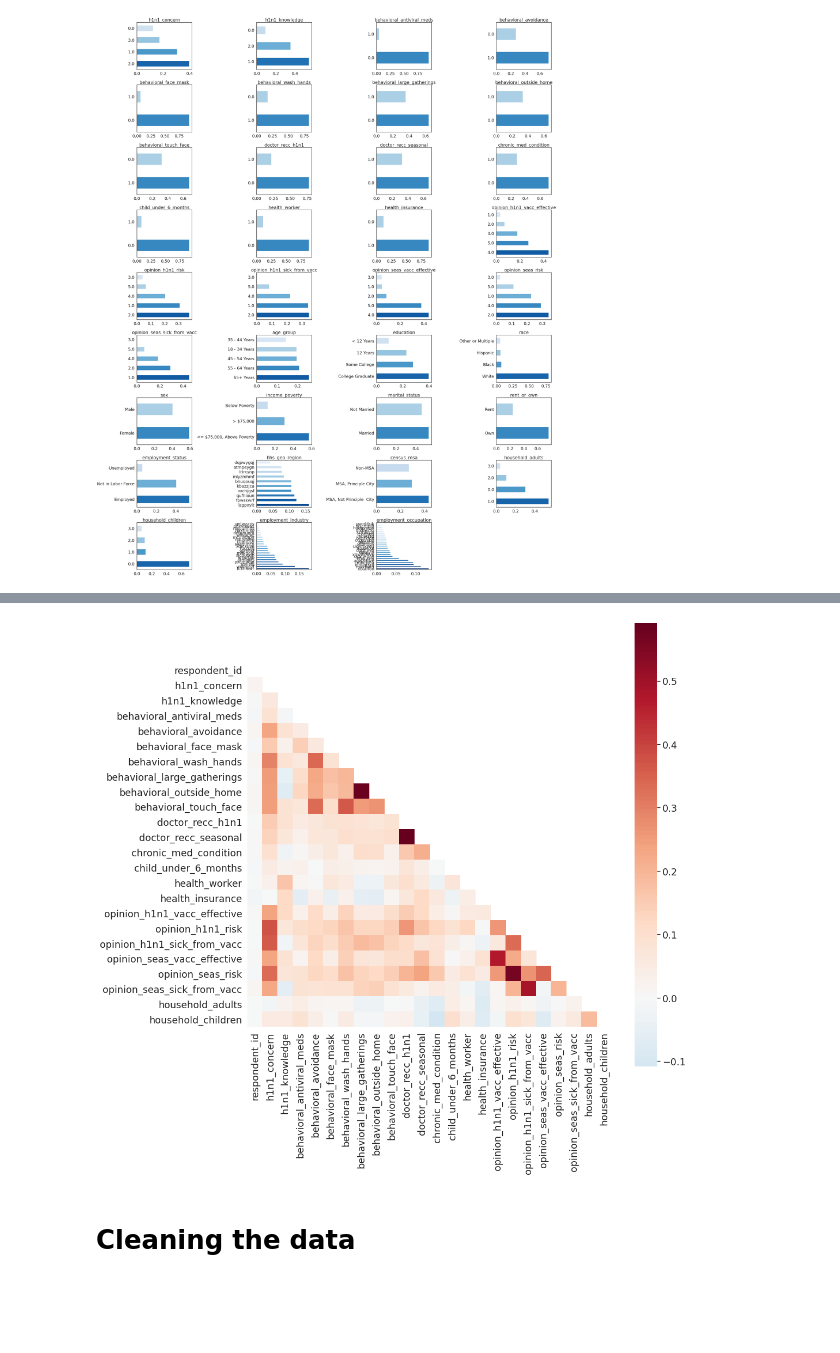
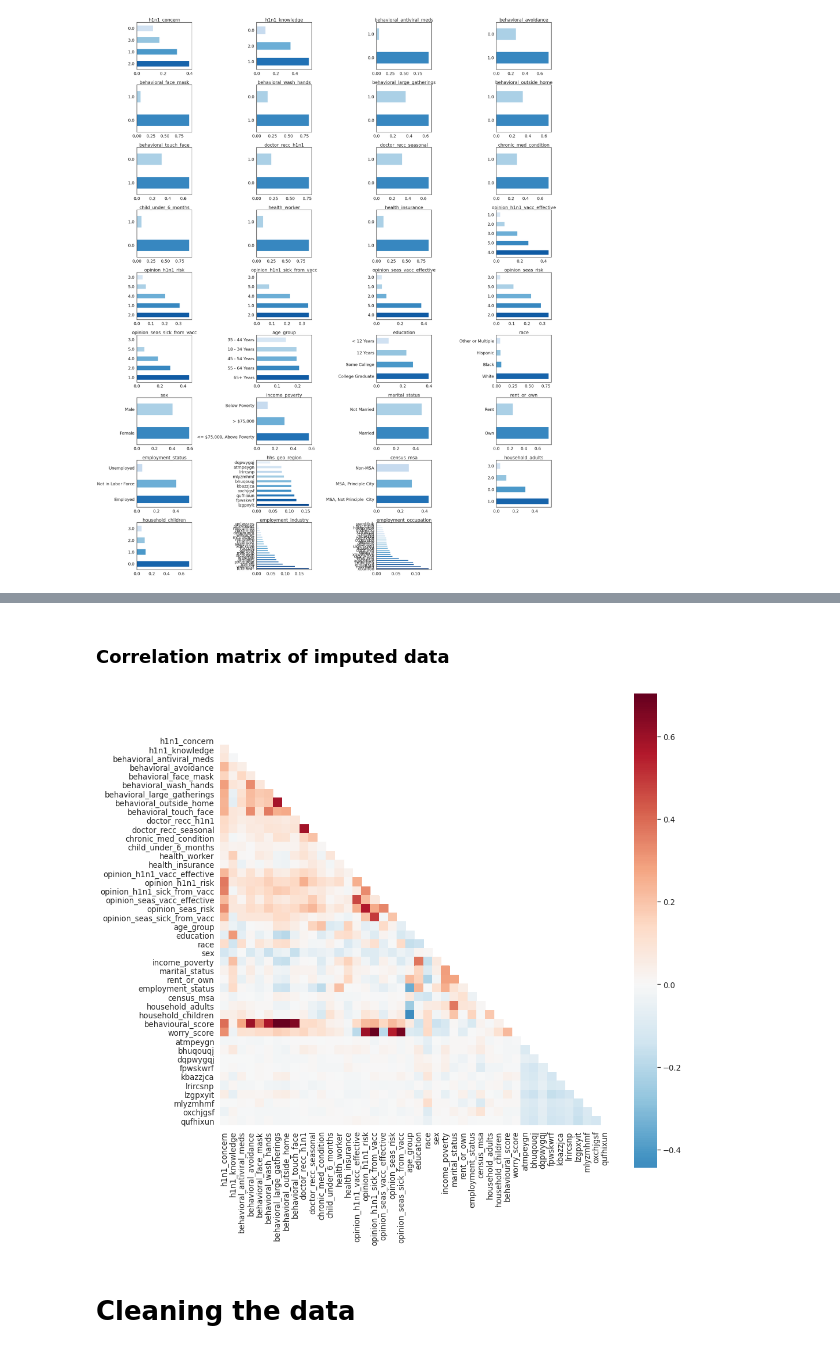
Before and after one commit to Marie-anneMawhin/DS4A_Team18_vaccine_pred, a Jupyter notebook: DS4A_Team18_Vaccine.ipynb, the cells around one changed output, grey strips where cells are left out. Saved outputs shown, nothing was run; the diff lists cells and outputs as text; code cells hidden in the pictures; blank space fills up the shorter version.

Commit message:
updated EDA with imputed data
new corr matrix
new distribution

```diff
--- a/DS4A_Team18_Vaccine.ipynb
+++ b/DS4A_Team18_Vaccine.ipynb
@@ -75,6 +75,8 @@ import os
 features = pd.read_csv(os.path.join(os.getcwd(), 'Data/training_set_features.csv'))
 labels = pd.read_csv(os.path.join(os.getcwd(), 'Data/training_set_labels.csv'))
 #test_set_features = pd.read_csv(os.path.join(os.getcwd(), 'Data/test_set_features.csv'))
+imp_feat = pd.read_csv(os.path.join(os.getcwd(), 'Data/imputed_train_hot_encoded.csv'))
+inp_feat_not_hot = pd.read_csv(os.path.join(os.getcwd(), 'Data/imputed_train.csv'))
 # %%
 features.head()
 #labels.head()
@@ -145,0 +159,13 @@ plt.savefig(os.path.join(os.getcwd(), 'Graphs/distribution.png'), bbox_inches='t
+# %%
+#Distribution of all features in train_set
+fig, axes = plt.subplots(9, 4,  sharex=False, figsize=(30,50))
+axes[8,3].set_visible(False)
+
+sns.set(style='white', context='poster', font_scale=1.3)
+for ax, col in zip(axes.flatten(), df_cat_imp.columns):
+    df_cat_imp[col].value_counts(normalize=True).plot.barh(ax=ax,
+                                                       title=col, color=sns.color_palette('Blues_r', len(df_cat_imp[col].value_counts())),
+                                                      )
+
+fig.tight_layout()
+plt.savefig(os.path.join(os.getcwd(), 'Graphs/distribution_imp.png'), bbox_inches='tight')
@@ -146,17 +174,19 @@ plt.savefig(os.path.join(os.getcwd(), 'Graphs/distribution.png'), bbox_inches='t
+# %% [markdown]
+### Correlation matrix of imputed data
 # %%
 #Correlation matrix of all numerical features
-corr =features.corr()
+corr =imp_feat.drop('Unnamed: 0', axis=1).corr()
 mask = np.zeros_like(corr)
 mask[np.triu_indices_from(mask)] = True
-sns.set(font_scale=1.6)
+sns.set(font_scale=1.2)
 
 with sns.axes_style("white"):
     f, ax = plt.subplots(figsize=(15, 15))
     ax = sns.heatmap(corr, mask=mask, square=True, cmap='RdBu_r', center=0)
 
 plt.savefig(os.path.join(os.getcwd(), 'Graphs/correlation_matrix.png'), bbox_inches='tight')
 # %% [output]
-[figure, old version]
+[figure, new version]
 # %%
 features.set_index('respondent_id', inplace=True)
 # %%
```
Also changed, not shown: parts of 6 cells of this notebook, 2 other files.
